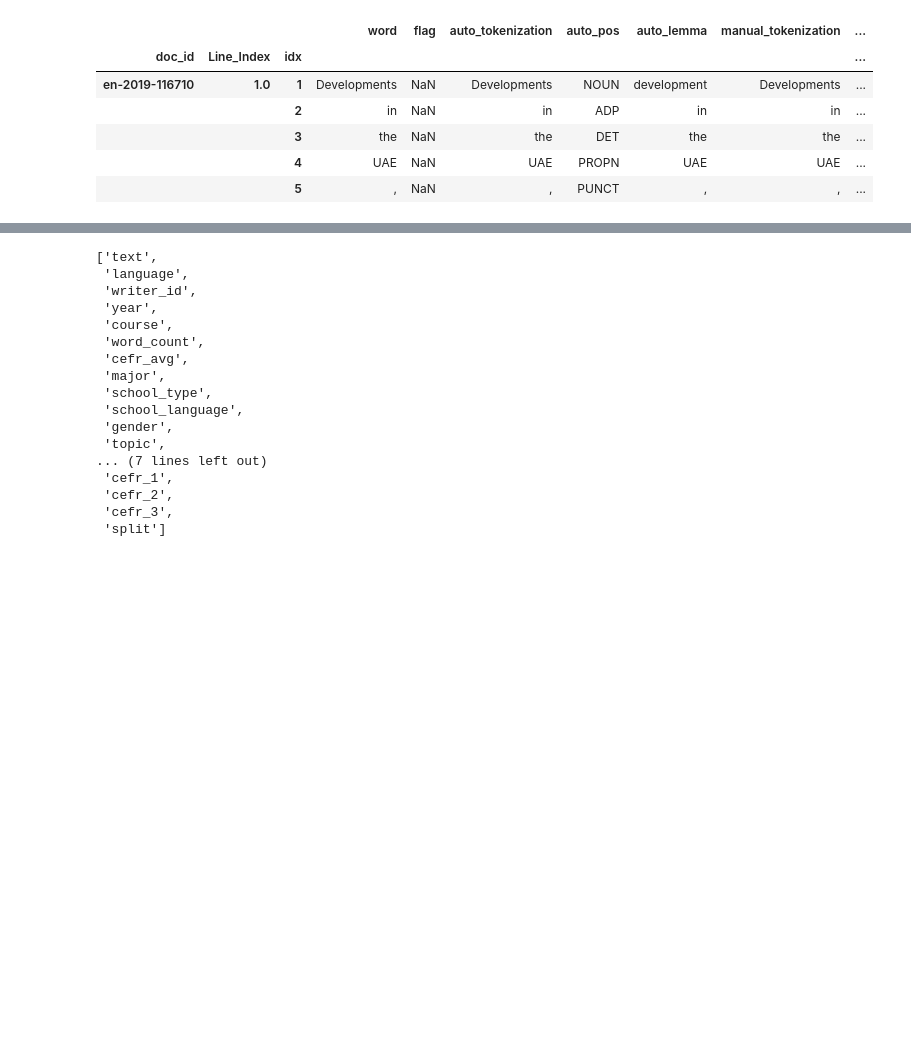
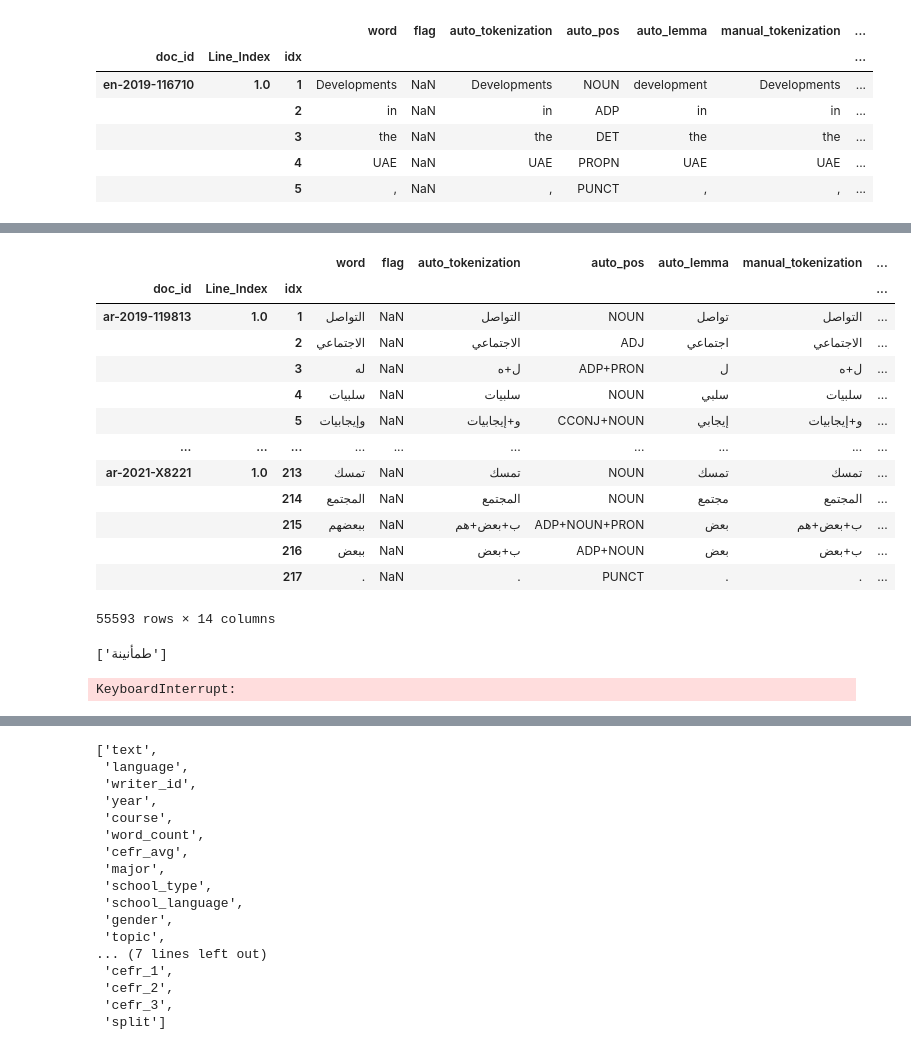
Before and after one commit to fadhleryani/blacklab_zaebuc_corpus, a Jupyter notebook: src/generate_xml.ipynb, the cells around one changed output, grey strips where cells are left out. Saved outputs shown, nothing was run; the diff lists cells and outputs as text; code cells hidden in the pictures; blank space fills up the shorter version.

```diff
--- a/src/generate_xml.ipynb
+++ b/src/generate_xml.ipynb
@@ -98,0 +133,39 @@ tree.write("../data/zaebuc_written.xml", pretty_print=True, xml_declaration=True
+# %%
+data[]
+# %% [output]
+|  |  |  | word | flag | auto_tokenization | auto_pos | auto_lemma | manual_tokenization | ... |
+| doc_id | Line_Index | idx |  |  |  |  |  |  | ... |
+| ar-2019-119813 | 1.0 | 1 | التواصل | NaN | التواصل | NOUN | تواصل | التواصل | ... |
+|  |  | 2 | الاجتماعي | NaN | الاجتماعي | ADJ | اجتماعي | الاجتماعي | ... |
+|  |  | 3 | له | NaN | ل+ه | ADP+PRON | ل | ل+ه | ... |
+|  |  | 4 | سلبيات | NaN | سلبيات | NOUN | سلبي | سلبيات | ... |
+|  |  | 5 | وإيجابيات | NaN | و+إيجابيات | CCONJ+NOUN | إيجابي | و+إيجابيات | ... |
+| ... | ... | ... | ... | ... | ... | ... | ... | ... | ... |
+| ar-2021-X8221 | 1.0 | 213 | تمسك | NaN | تمسك | NOUN | تمسك | تمسك | ... |
+|  |  | 214 | المجتمع | NaN | المجتمع | NOUN | مجتمع | المجتمع | ... |
+|  |  | 215 | ببعضهم | NaN | ب+بعض+هم | ADP+NOUN+PRON | بعض | ب+بعض+هم | ... |
+|  |  | 216 | ببعض | NaN | ب+بعض | ADP+NOUN | بعض | ب+بعض | ... |
+|  |  | 217 | . | NaN | . | PUNCT | . | . | ... |
+55593 rows × 14 columns
+# %%
+l = data.loc[data.index[13]]['manual_lemma']
+l
+# data.loc[data.index[8]]
+
+def get_translation_lemmas(english_lemma):
+    data.loc[data['gloss_search'].map(lambda x: english_lemma.lower() in list(x),na_action='ignore').where(lambda x: x==True).dropna().index,'manual_lemma'].drop_duplicates().to_list()
+    return
+
+
+get_translation_lemmas(l)
+# %% [output]
+['طمأنينة']
+# %%
+isar = data.index.map(lambda x: 'ar' in x[0])
+
+data.loc[isar,'gloss_search'] = data['gloss'].map(lambda x: [x.strip().lower() for x in re.split(r',|;',x)],na_action='ignore')
+data.loc[isar].apply(lambda x: x['gloss_search'].append(x['manual_lemma']),axis=1)
+
+data.loc[~isar,'gloss_search'] = data.loc[~isar,'manual_lemma'].apply(get_translation_lemmas)
+# %% [output]
+KeyboardInterrupt:
```
Also changed, not shown: parts of 6 cells of this notebook, 21 other files.
